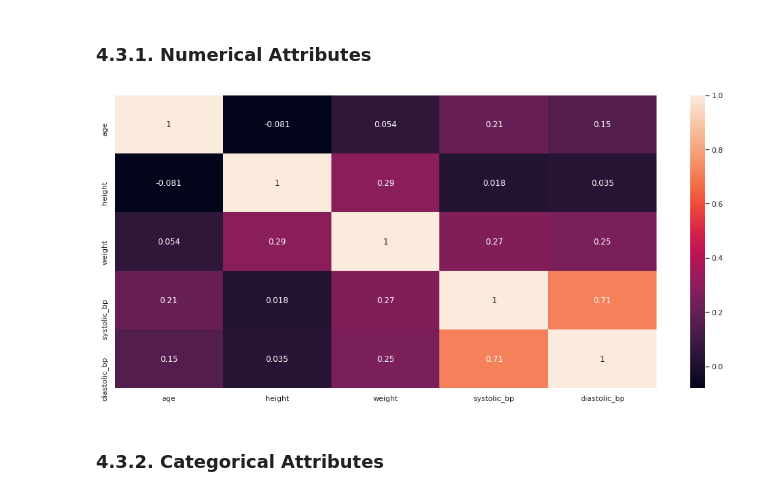
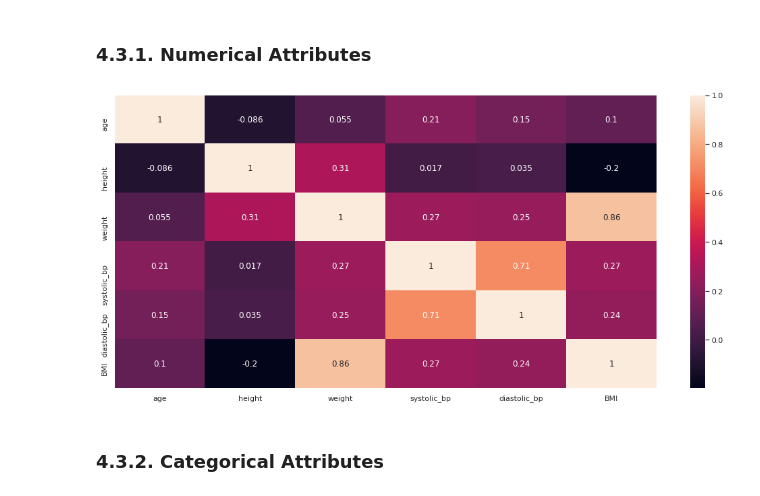
Before and after one commit to diandramelo/Cardio_Catch_Diseases, a Jupyter notebook: v09-Cardio_Catch_Diseases.ipynb, the cells around one changed output. Drawn from its saved outputs; the diff is of its cells as text; code cells hidden in the pictures.

```diff
--- a/v09-Cardio_Catch_Diseases.ipynb
+++ b/v09-Cardio_Catch_Diseases.ipynb
@@ -464,9 +516,11 @@ H9. People with hypertension are most likely to present cardiovascular diseases
 # %% [markdown]
 ### 4.3.1. Numerical Attributes
 # %%
+num_attributes = df4.select_dtypes(include = ['int64', 'float64'])
+
 sns.heatmap(num_attributes.corr(method = 'pearson'), annot = True);
 # %% [output]
-[figure, old version]
+[figure, new version]
 # %% [markdown]
 ### 4.3.2. Categorical Attributes
 # %%
```
Also changed, not shown: parts of 37 cells of this notebook, 8 other files.
